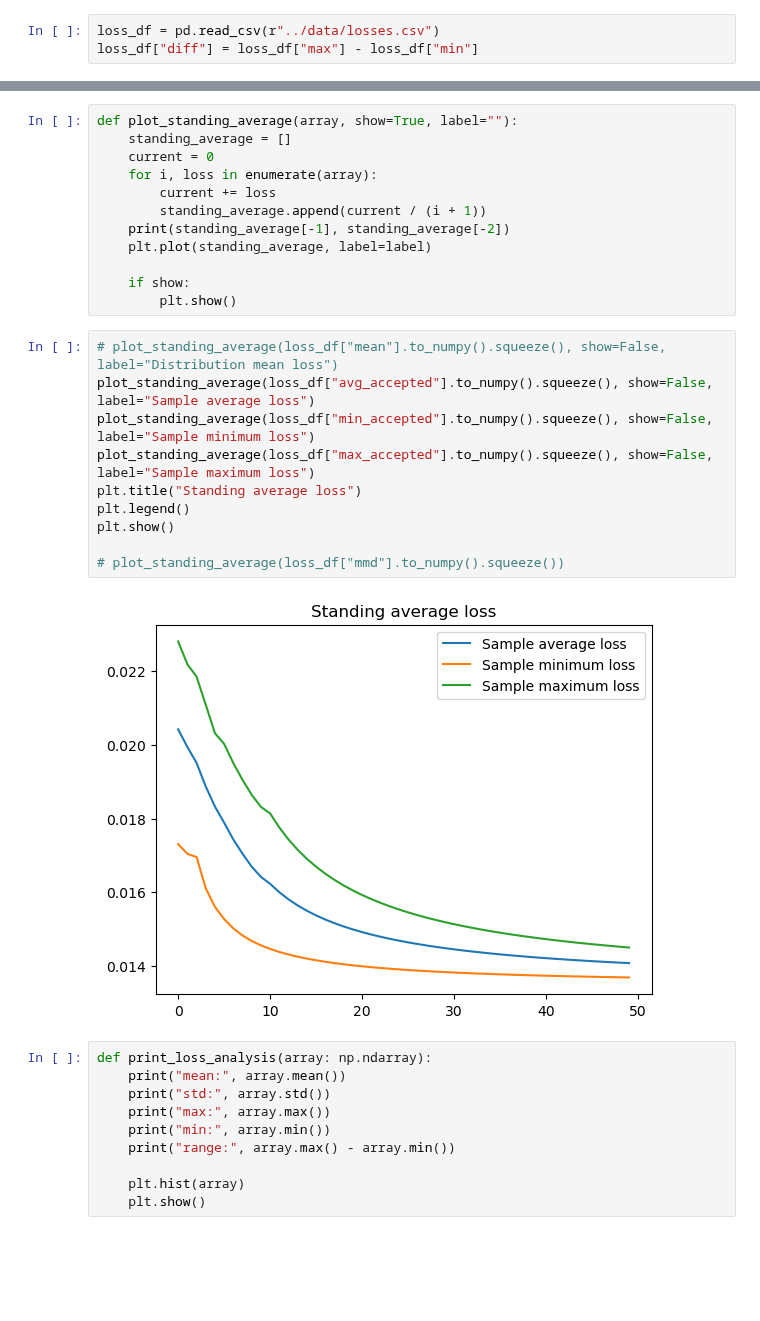
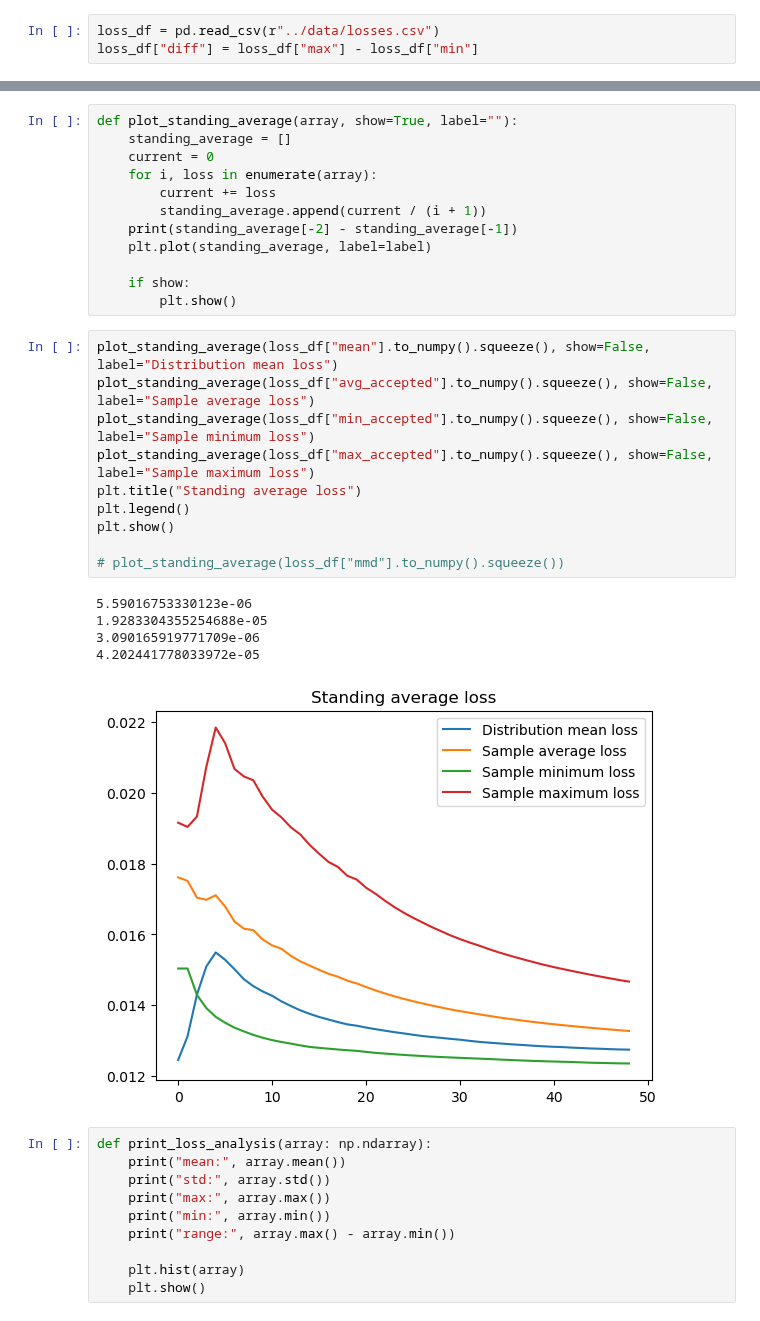
Before and after one commit to paopaoch/Mouse-V1, a Jupyter notebook: utils/nes_loss_plots.ipynb, the cells around one changed output, grey strips where cells are left out. Saved outputs shown, nothing was run; the diff lists cells and outputs as text; blank space fills up the shorter version.

```diff
--- a/utils/nes_loss_plots.ipynb
+++ b/utils/nes_loss_plots.ipynb
@@ -89,23 +89,27 @@ def plot_standing_average(array, show=True, label=""):
     for i, loss in enumerate(array):
         current += loss
         standing_average.append(current / (i + 1))
-    print(standing_average[-1], standing_average[-2])
+    print(standing_average[-2] - standing_average[-1])
     plt.plot(standing_average, label=label)
 
     if show:
         plt.show()
 # %%
-# plot_standing_average(loss_df["mean"].to_numpy().squeeze(), show=False, label="Distribution mean loss")
+plot_standing_average(loss_df["mean"].to_numpy().squeeze(), show=False, label="Distribution mean loss")
 plot_standing_average(loss_df["avg_accepted"].to_numpy().squeeze(), show=False, label="Sample average loss")
 plot_standing_average(loss_df["min_accepted"].to_numpy().squeeze(), show=False, label="Sample minimum loss")
 plot_standing_average(loss_df["max_accepted"].to_numpy().squeeze(), show=False, label="Sample maximum loss")
 plt.title("Standing average loss")
 plt.legend()
 plt.show()
 
 # plot_standing_average(loss_df["mmd"].to_numpy().squeeze())
 # %% [output]
+5.59016753330123e-06
+1.9283304355254688e-05
+3.090165919771709e-06
+4.202441778033972e-05
-[figure, old version]
+[figure, new version]
 # %%
 def print_loss_analysis(array: np.ndarray):
     print("mean:", array.mean())
```
Also changed, not shown: parts of 6 cells of this notebook, 7 other files.
